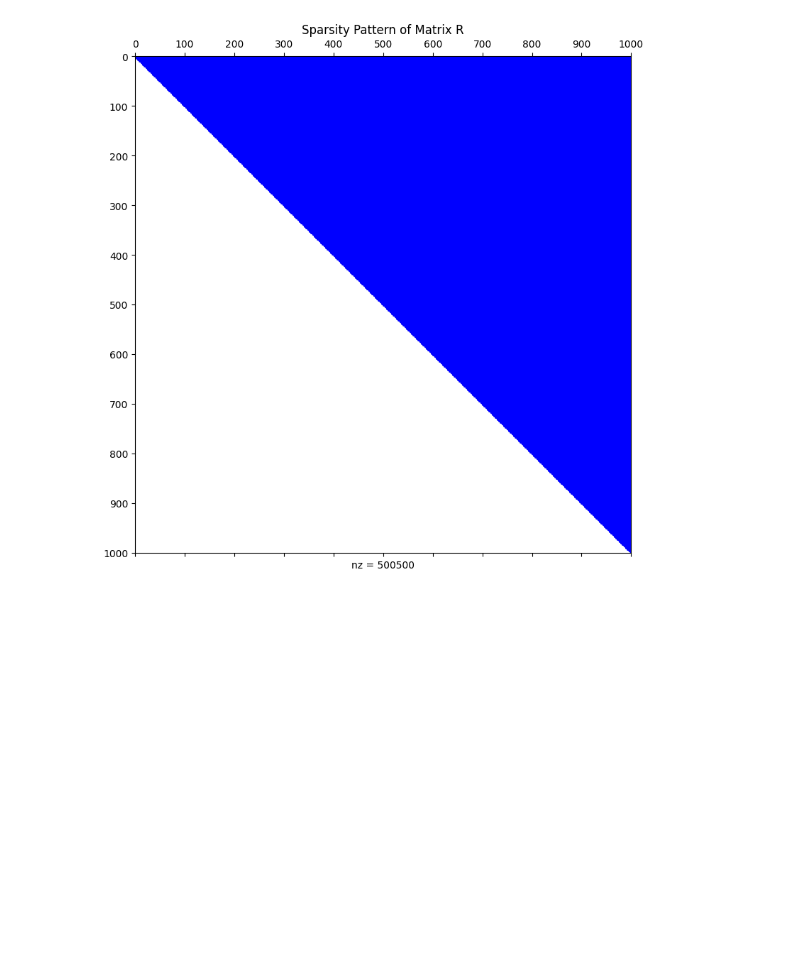
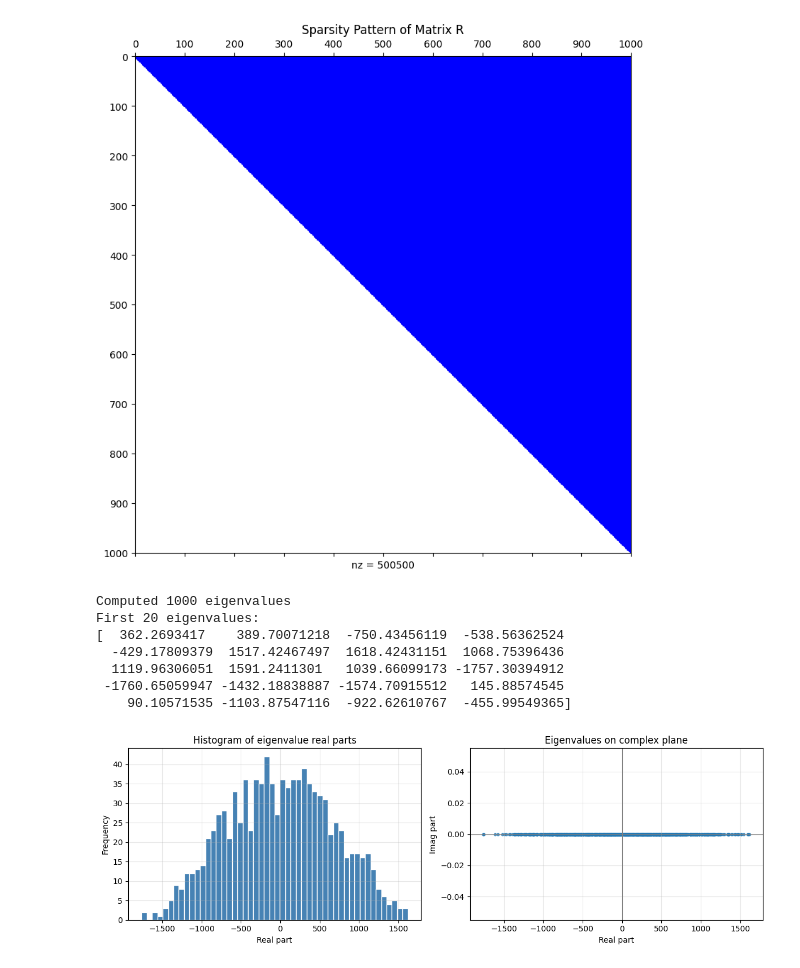
Before and after one commit to DatTNguyen-dev/LinearAlgebra-QR-Gram_Schmidt, a Jupyter notebook: huge_matrix.ipynb, the cells around one changed output. Drawn from its saved outputs; the diff is of its cells as text; code cells hidden in the pictures; blank space fills up the shorter version.

```diff
--- a/huge_matrix.ipynb
+++ b/huge_matrix.ipynb
@@ -43,3 +64,46 @@ plot(Q, title='Q')
 plot(R, title='R')
 # %% [output]
 [figure]
+# %%
+# Fast eigenvalue computation for matrix.csv
+# Pure-Python QR iteration is too slow for a huge matrix, so use NumPy's optimized solver.
+eigenvalues, n = algorithm.solve_eigenvalues(A)
+
+print(f"Computed {len(eigenvalues)} eigenvalues")
+print("First 20 eigenvalues:")
+print(eigenvalues[:20])
+
+real_part = np.real(eigenvalues)
+imag_part = np.imag(eigenvalues)
+
+plt.figure(figsize=(12, 4))
+
+# Plot 1: distribution of real parts
+plt.subplot(1, 2, 1)
+plt.hist(real_part, bins=50, color='steelblue', edgecolor='white')
+plt.title('Histogram of eigenvalue real parts')
+plt.xlabel('Real part')
+plt.ylabel('Frequency')
+plt.grid(True, alpha=0.3)
+
+# Plot 2: eigenvalues on complex plane
+plt.subplot(1, 2, 2)
+plt.scatter(real_part, imag_part, s=10, alpha=0.7)
+plt.axhline(0, color='gray', linewidth=0.8)
+plt.axvline(0, color='gray', linewidth=0.8)
+plt.title('Eigenvalues on complex plane')
+plt.xlabel('Real part')
+plt.ylabel('Imag part')
+plt.grid(True, alpha=0.3)
+
+plt.tight_layout()
+plt.show()
+# %% [output]
+Computed 1000 eigenvalues
+First 20 eigenvalues:
+[  362.2693417    389.70071218  -750.43456119  -538.56362524
+  -429.17809379  1517.42467497  1618.42431151  1068.75396436
+  1119.96306051  1591.2411301   1039.66099173 -1757.30394912
+ -1760.65059947 -1432.18838887 -1574.70915512   145.88574545
+    90.10571535 -1103.87547116  -922.62610767  -455.99549365]
+[figure, added]
```
Also changed, not shown: parts of 2 cells of this notebook.
